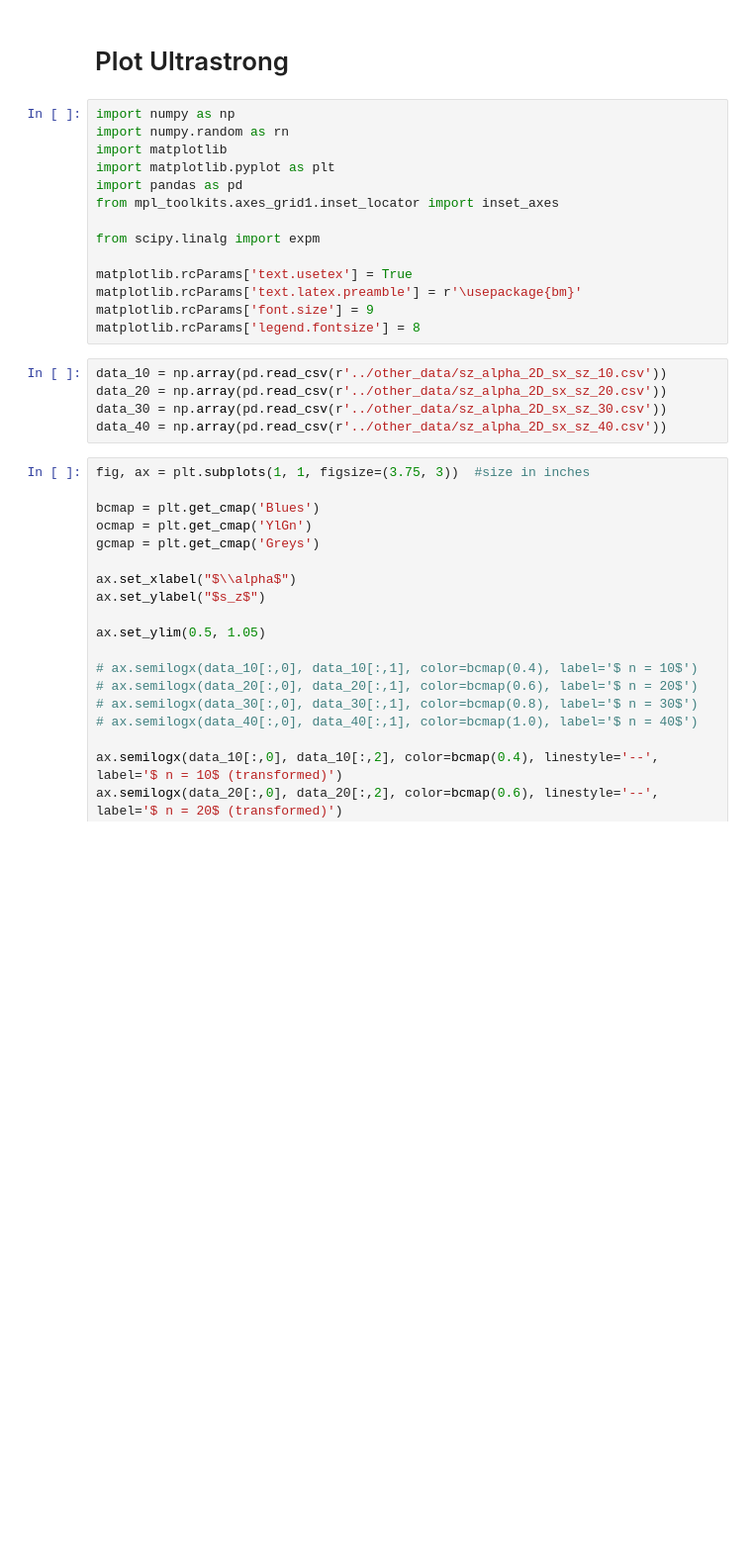
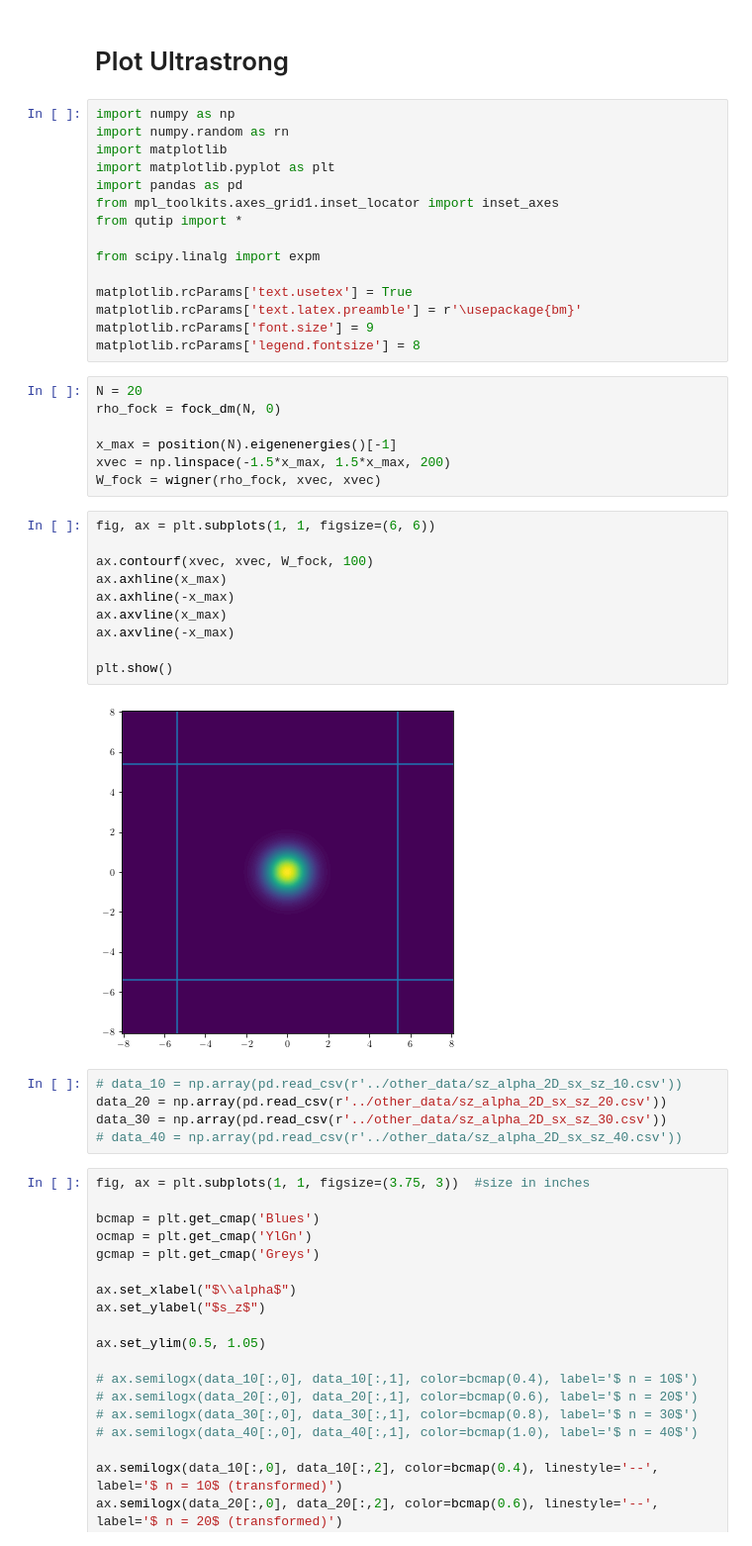
Before and after one commit to quantum-exeter/QuantumSpinDynamics, a Jupyter notebook: plot/plotUltrastrong.ipynb, the cells around one changed output. Shown at 99% size. Saved outputs shown, nothing was run; the diff lists cells and outputs as text; blank space fills up the shorter version.

Commit message:
Harmonic oscillator position distribution added.

```diff
--- a/plot/plotUltrastrong.ipynb
+++ b/plot/plotUltrastrong.ipynb
@@ -7,6 +7,7 @@ import matplotlib
 import matplotlib.pyplot as plt
 import pandas as pd
 from mpl_toolkits.axes_grid1.inset_locator import inset_axes
+from qutip import *
 
 from scipy.linalg import expm
 
@@ -14,11 +15,30 @@ matplotlib.rcParams['text.usetex'] = True
 matplotlib.rcParams['text.latex.preamble'] = r'\usepackage{bm}'
 matplotlib.rcParams['font.size'] = 9
 matplotlib.rcParams['legend.fontsize'] = 8
+# %%
+N = 20
+rho_fock = fock_dm(N, 0)
+
+x_max = position(N).eigenenergies()[-1]
+xvec = np.linspace(-1.5*x_max, 1.5*x_max, 200)
+W_fock = wigner(rho_fock, xvec, xvec)
+# %%
+fig, ax = plt.subplots(1, 1, figsize=(6, 6))
+
+ax.contourf(xvec, xvec, W_fock, 100)
+ax.axhline(x_max)
+ax.axhline(-x_max)
+ax.axvline(x_max)
+ax.axvline(-x_max)
+
+plt.show()
+# %% [output]
+[figure, added]
 # %%
-data_10 = np.array(pd.read_csv(r'../other_data/sz_alpha_2D_sx_sz_10.csv'))
+# data_10 = np.array(pd.read_csv(r'../other_data/sz_alpha_2D_sx_sz_10.csv'))
 data_20 = np.array(pd.read_csv(r'../other_data/sz_alpha_2D_sx_sz_20.csv'))
 data_30 = np.array(pd.read_csv(r'../other_data/sz_alpha_2D_sx_sz_30.csv'))
-data_40 = np.array(pd.read_csv(r'../other_data/sz_alpha_2D_sx_sz_40.csv'))
+# data_40 = np.array(pd.read_csv(r'../other_data/sz_alpha_2D_sx_sz_40.csv'))
 # %%
 fig, ax = plt.subplots(1, 1, figsize=(3.75, 3))  #size in inches
 
```
Also changed, not shown: parts of 1 cell of this notebook, 8 other files.
